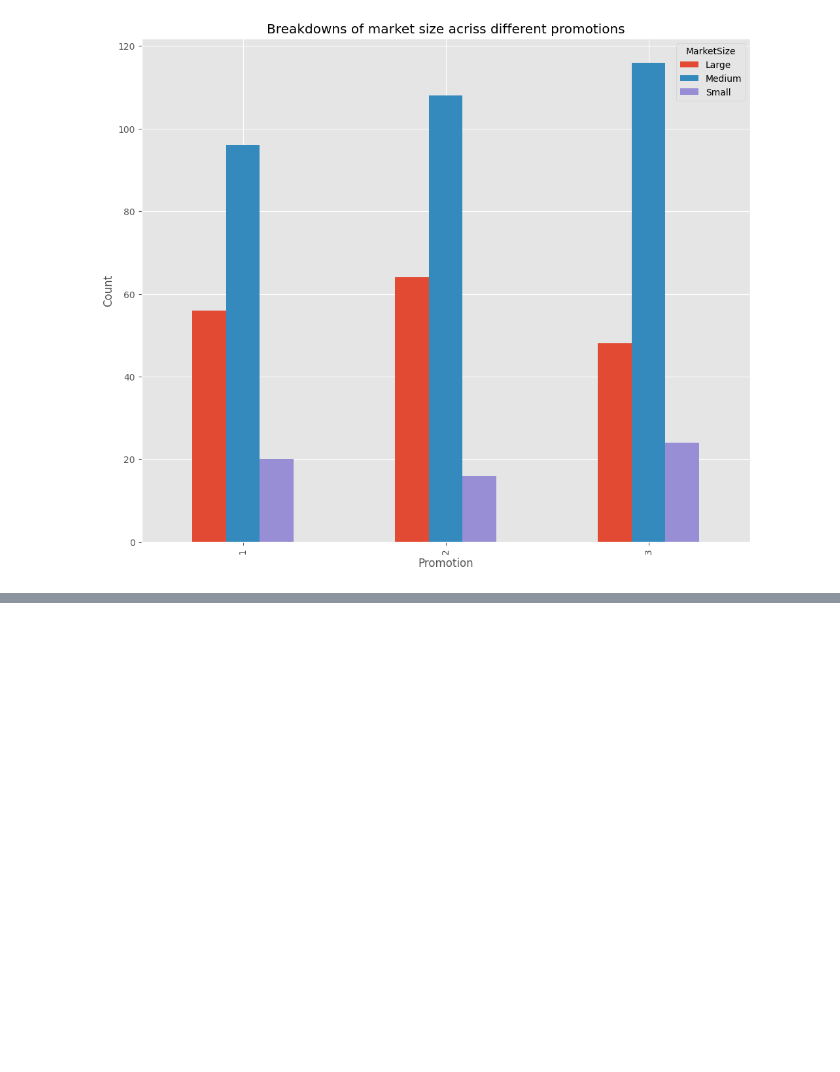
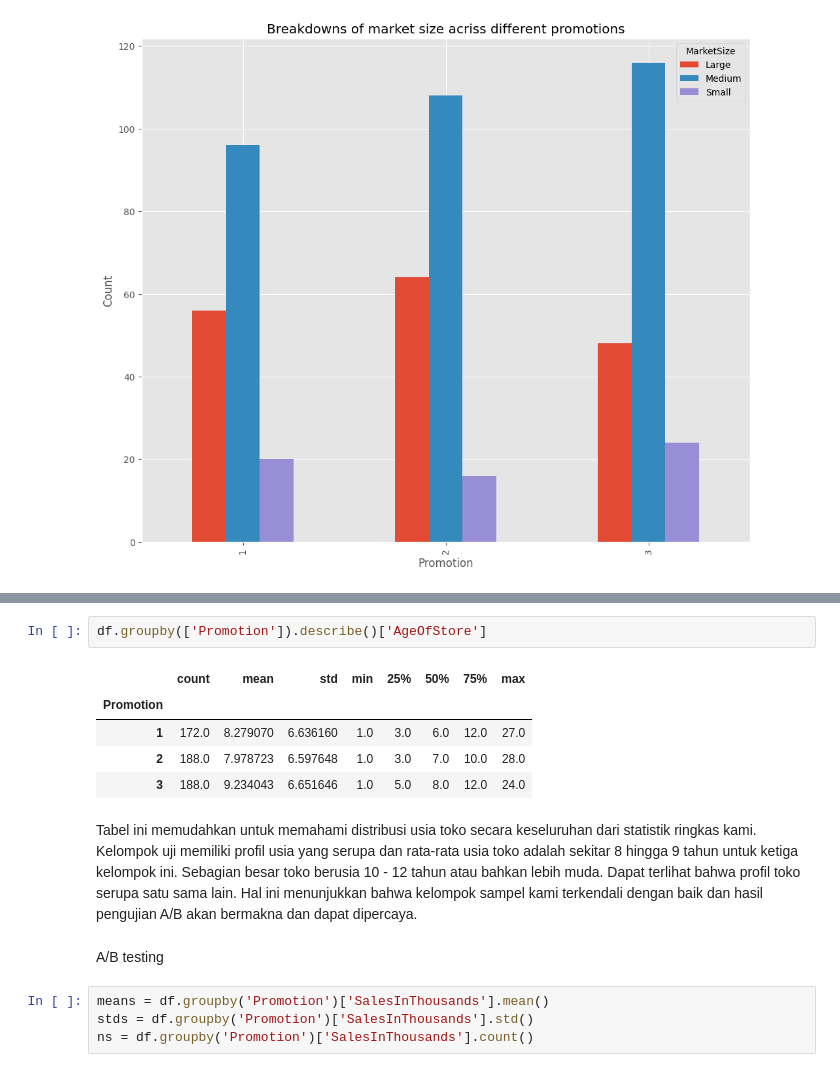
Before and after one commit to lugastyan/ML-portofolio, a Jupyter notebook: ab-testing-optimazing-ads.ipynb, the cells around one changed output, grey strips where cells are left out. Drawn from its saved outputs; the diff is of its cells as text; blank space fills up the shorter version.

Commit message:
Kaggle Notebook | AB testing -  Optimazing ads  | Version 4

```diff
--- a/ab-testing-optimazing-ads.ipynb
+++ b/ab-testing-optimazing-ads.ipynb
@@ -133,0 +230,19 @@ plt.show()
+# %%
+df.groupby(['Promotion']).describe()['AgeOfStore']
+# %% [output]
+|  | count | mean | std | min | 25% | 50% | 75% | max |
+| Promotion |  |  |  |  |  |  |  |  |
+| 1 | 172.0 | 8.279070 | 6.636160 | 1.0 | 3.0 | 6.0 | 12.0 | 27.0 |
+| 2 | 188.0 | 7.978723 | 6.597648 | 1.0 | 3.0 | 7.0 | 10.0 | 28.0 |
+| 3 | 188.0 | 9.234043 | 6.651646 | 1.0 | 5.0 | 8.0 | 12.0 | 24.0 |
+# %% [markdown]
+Tabel ini memudahkan untuk memahami distribusi usia toko secara keseluruhan dari statistik ringkas kami.
+Kelompok uji memiliki profil usia yang serupa dan rata-rata usia toko adalah sekitar 8 hingga 9 tahun untuk ketiga kelompok ini.
+Sebagian besar toko berusia 10 - 12 tahun atau bahkan lebih muda. Dapat terlihat bahwa profil toko serupa satu sama lain.
+Hal ini menunjukkan bahwa kelompok sampel kami terkendali dengan baik dan hasil pengujian A/B akan bermakna dan dapat dipercaya.
+# %% [markdown]
+A/B testing
+# %%
+means = df.groupby('Promotion')['SalesInThousands'].mean()
+stds = df.groupby('Promotion')['SalesInThousands'].std()
+ns = df.groupby('Promotion')['SalesInThousands'].count()
```
Also changed, not shown: parts of 20 cells of this notebook.
